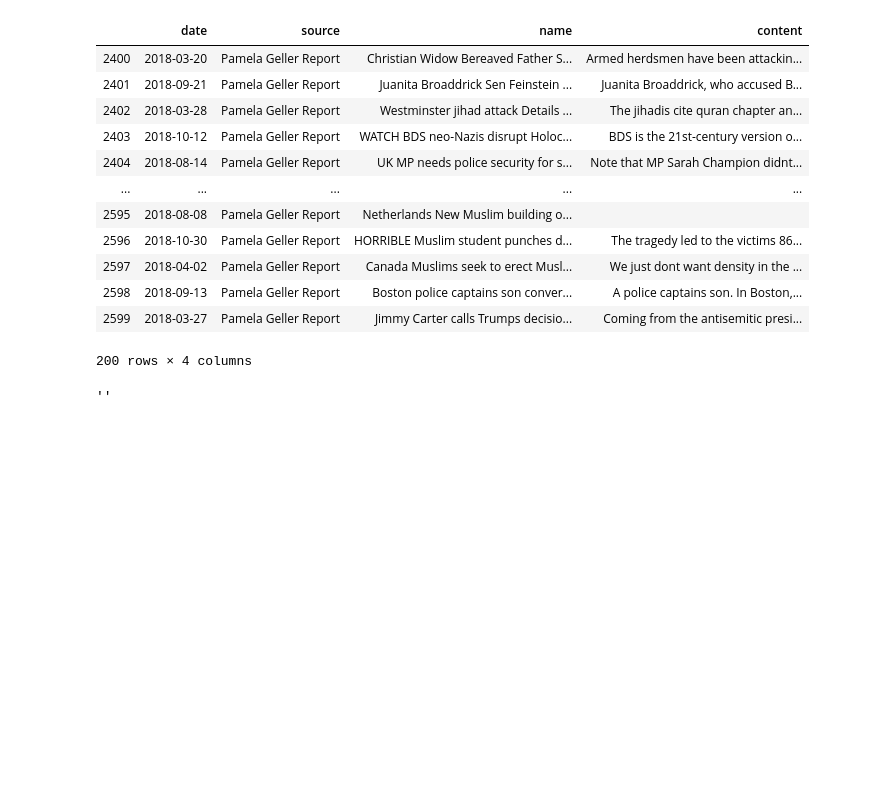
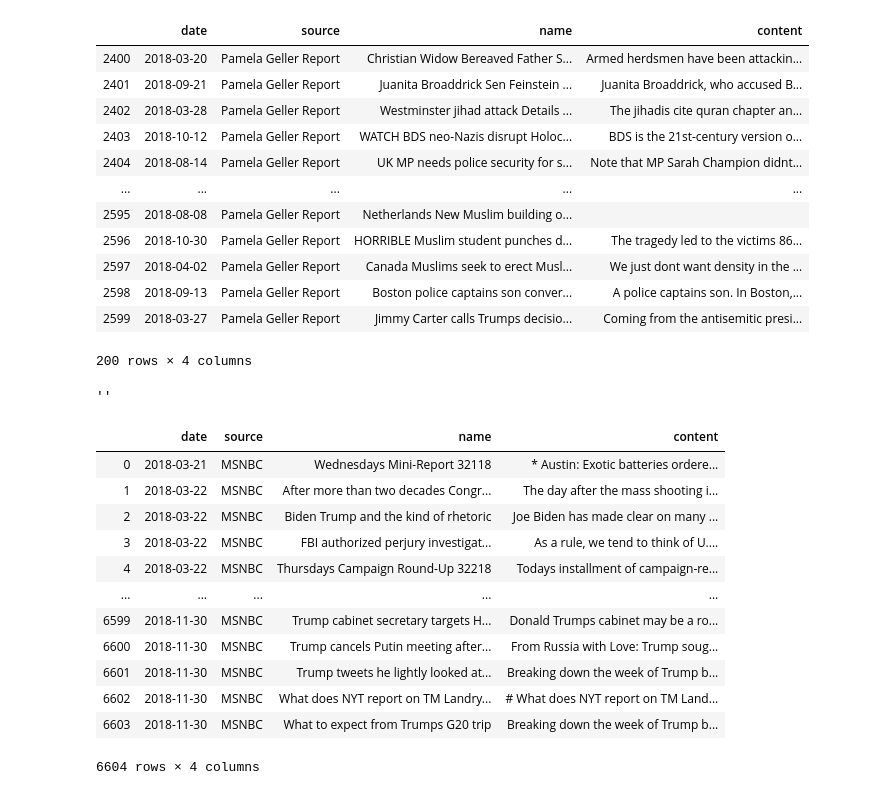
Before and after one commit to WarmCyan/news-bias-research, a Jupyter notebook: notebooks/5_NELAArticleCollection.ipynb, the cells around one changed output. Drawn from its saved outputs; the diff is of its cells as text; code cells hidden in the pictures; blank space fills up the shorter version.

```diff
--- a/notebooks/5_NELAArticleCollection.ipynb
+++ b/notebooks/5_NELAArticleCollection.ipynb
@@ -287,3 +287,19 @@ df[(df.source == "Pamela Geller Report") & (df.content.notnull())]
 df[df.name.str.match("China defends")].iloc[0].content
 # %% [output]
 ''
+# %%
+util.nela_load_articles_from_source("MSNBC")
+# %% [output]
+|  | date | source | name | content |
+| 0 | 2018-03-21 | MSNBC | Wednesdays Mini-Report 32118 | * Austin: Exotic batteries ordere... |
+| 1 | 2018-03-22 | MSNBC | After more than two decades Congr... | The day after the mass shooting i... |
+| 2 | 2018-03-22 | MSNBC | Biden Trump and the kind of rhetoric | Joe Biden has made clear on many ... |
+| 3 | 2018-03-22 | MSNBC | FBI authorized perjury investigat... | As a rule, we tend to think of U.... |
+| 4 | 2018-03-22 | MSNBC | Thursdays Campaign Round-Up 32218 | Todays installment of campaign-re... |
+| ... | ... | ... | ... | ... |
+| 6599 | 2018-11-30 | MSNBC | Trump cabinet secretary targets H... | Donald Trumps cabinet may be a ro... |
+| 6600 | 2018-11-30 | MSNBC | Trump cancels Putin meeting after... | From Russia with Love: Trump soug... |
+| 6601 | 2018-11-30 | MSNBC | Trump tweets he lightly looked at... | Breaking down the week of Trump b... |
+| 6602 | 2018-11-30 | MSNBC | What does NYT report on TM Landry... | # What does NYT report on TM Land... |
+| 6603 | 2018-11-30 | MSNBC | What to expect from Trumps G20 trip | Breaking down the week of Trump b... |
+6604 rows × 4 columns
```
Also changed, not shown: 37 other files.
